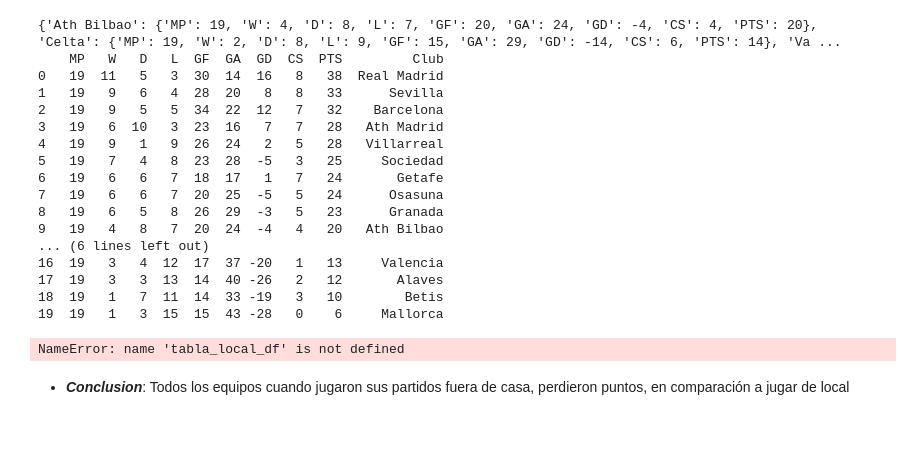
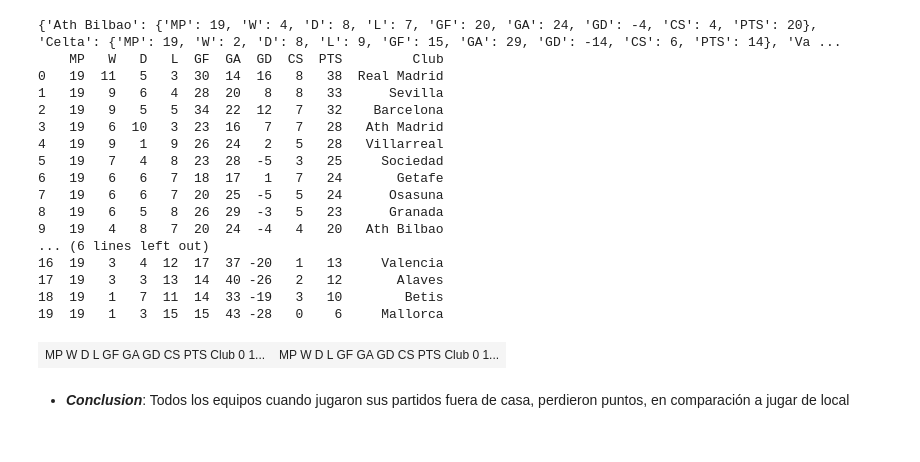
Before and after one commit to davip99/Proyecto-Luca, a Jupyter notebook: Proyecto2.ipynb, the cells around one changed output. Saved outputs shown, nothing was run; the diff lists cells and outputs as text; code cells hidden in the pictures.

```diff
--- a/Proyecto2.ipynb
+++ b/Proyecto2.ipynb
@@ -946,13 +963,13 @@ print(df_tabla_visitante_o)
 # %%
 def multi_table(table_list):
     return HTML(
         '<table><tr style="background-color:white;">' +
         ''.join(['<td>' + table._repr_html_() + '</td>' for table in table_list]) +
         '</tr></table>'
     )
-multi_table([tabla_local_df, tabla_visitante_df])
+multi_table([df_tabla_local_o, df_tabla_visitante_o])
 # %% [output]
-NameError: name 'tabla_local_df' is not defined
+| MP W D L GF GA GD CS PTS Club 0 1... | MP W D L GF GA GD CS PTS Club 0 1... |
 # %% [markdown]
 * ***Conclusion***:  Todos los equipos cuando jugaron sus partidos fuera de casa, perdieron puntos, en comparación a jugar de local
 
```
Also changed, not shown: parts of 17 cells of this notebook.
